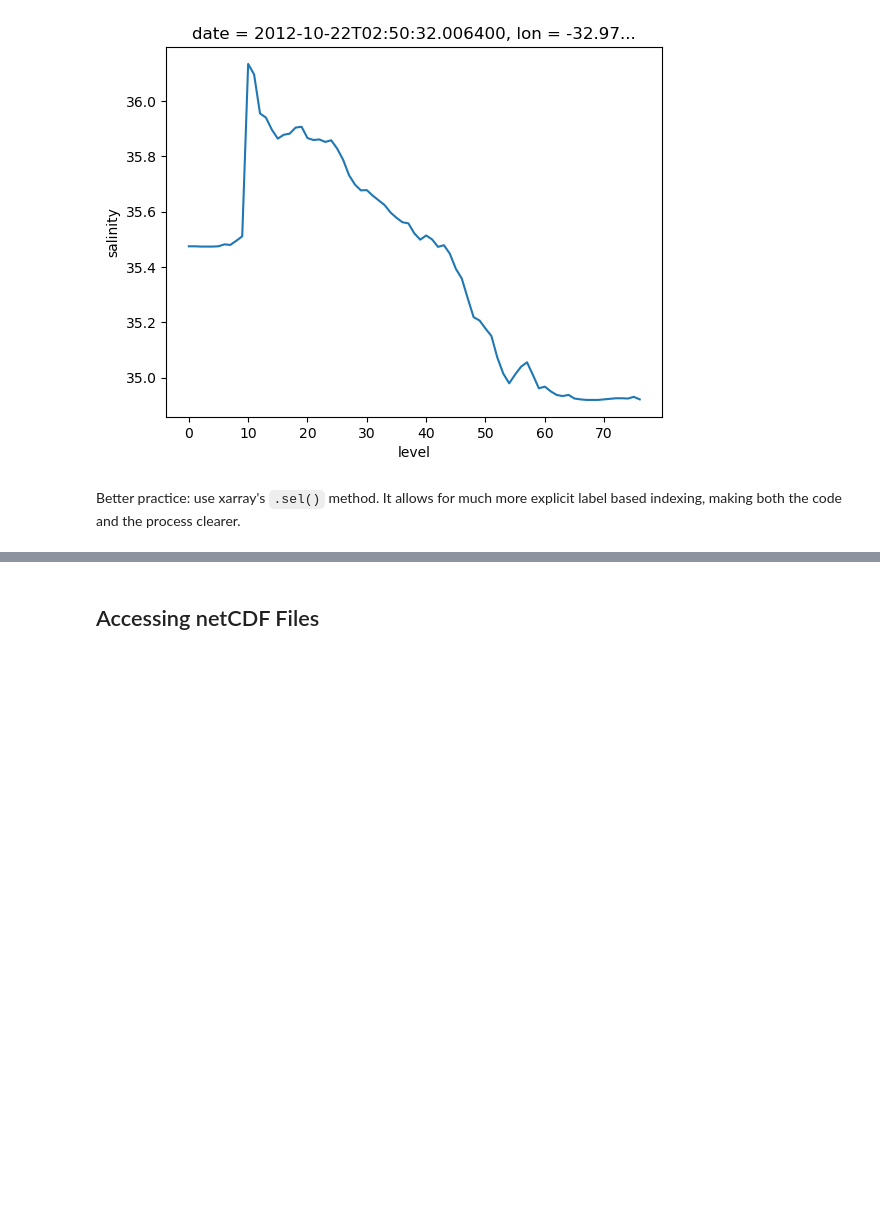
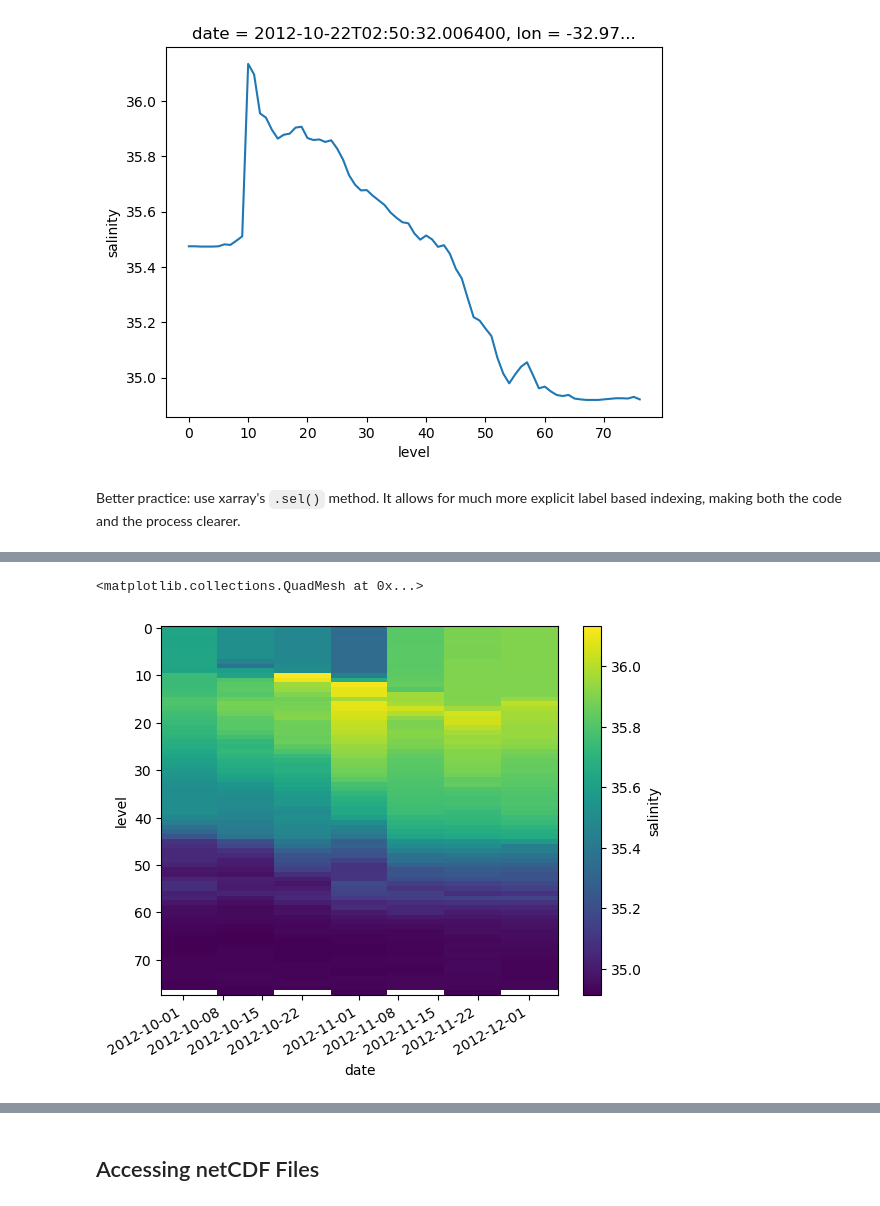
Before and after one commit to AidanJanney/Practicing-NetCDF, a Jupyter notebook: notebook.ipynb, the cells around one changed output, grey strips where cells are left out. Drawn from its saved outputs; the diff is of its cells as text; code cells hidden in the pictures; blank space fills up the shorter version.

```diff
--- a/notebook.ipynb
+++ b/notebook.ipynb
@@ -191,0 +184,9 @@ argo.salinity.sel(level=2).plot()
+# %%
+## Also works with slicing, awkward syntax
+## Selecting all salinity measurements (across all depths) from Oct 1, 2012 to Dec 1, 2012
+sliceEx = argo.salinity.sel(date = slice('2012-10-01','2012-12-01'))
+## Plotting
+sliceEx.plot(yincrease = False)
+# %% [output]
+<matplotlib.collections.QuadMesh at 0x...>
+[figure, added]
```
Also changed, not shown: parts of 32 cells of this notebook, 1 other file.
